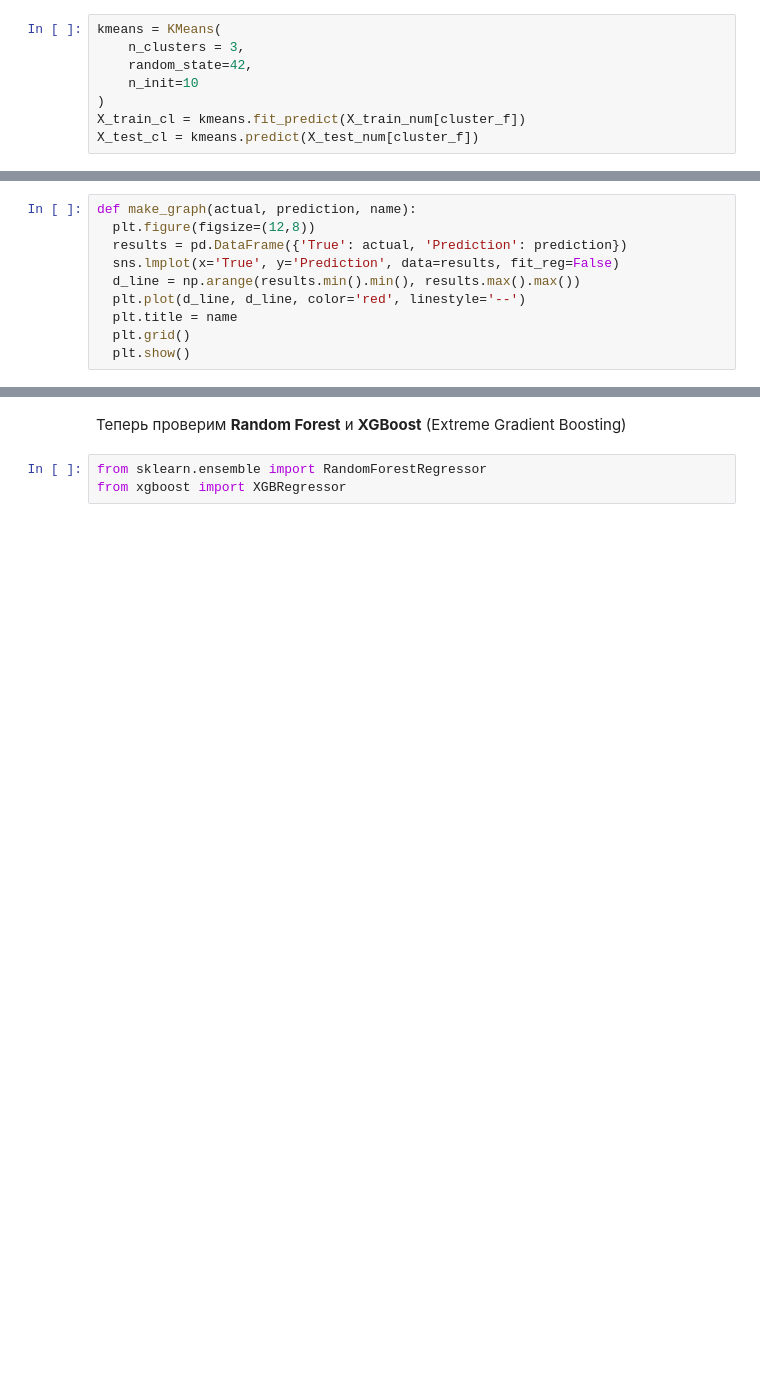
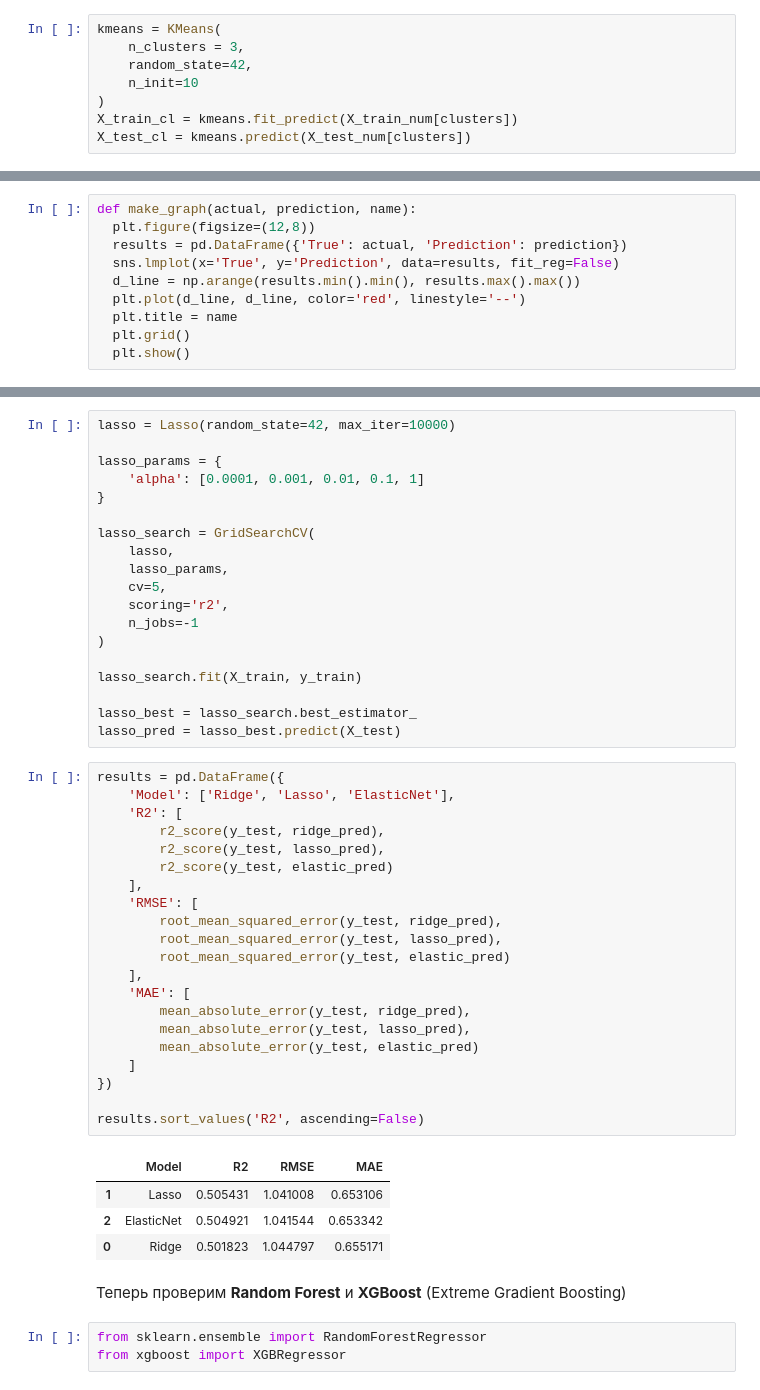
Before and after one commit to arlinrus/vkr, a Jupyter notebook: diplom.ipynb, the cells around one changed output, grey strips where cells are left out. Saved outputs shown, nothing was run; the diff lists cells and outputs as text; blank space fills up the shorter version.

```diff
--- a/diplom.ipynb
+++ b/diplom.ipynb
@@ -796,8 +782,8 @@ kmeans = KMeans(
     random_state=42,
     n_init=10
 )
-X_train_cl = kmeans.fit_predict(X_train_num[cluster_f])
-X_test_cl = kmeans.predict(X_test_num[cluster_f])
+X_train_cl = kmeans.fit_predict(X_train_num[clusters])
+X_test_cl = kmeans.predict(X_test_num[clusters])
 # %%
 X_train_num_copy = X_train_num.copy()
 X_train_num_copy['cluster'] = X_train_cl
@@ -1015,3 +1019,48 @@ make_graph(y_test, y_pred_lasso, name='Lasso')
+# %%
+lasso = Lasso(random_state=42, max_iter=10000)
+
+lasso_params = {
+    'alpha': [0.0001, 0.001, 0.01, 0.1, 1]
+}
+
+lasso_search = GridSearchCV(
+    lasso,
+    lasso_params,
+    cv=5,
+    scoring='r2',
+    n_jobs=-1
+)
+
+lasso_search.fit(X_train, y_train)
+
+lasso_best = lasso_search.best_estimator_
+lasso_pred = lasso_best.predict(X_test)
+# %%
+results = pd.DataFrame({
+    'Model': ['Ridge', 'Lasso', 'ElasticNet'],
+    'R2': [
+        r2_score(y_test, ridge_pred),
+        r2_score(y_test, lasso_pred),
+        r2_score(y_test, elastic_pred)
+    ],
+    'RMSE': [
+        root_mean_squared_error(y_test, ridge_pred),
+        root_mean_squared_error(y_test, lasso_pred),
+        root_mean_squared_error(y_test, elastic_pred)
+    ],
+    'MAE': [
+        mean_absolute_error(y_test, ridge_pred),
+        mean_absolute_error(y_test, lasso_pred),
+        mean_absolute_error(y_test, elastic_pred)
+    ]
+})
+
+results.sort_values('R2', ascending=False)
+# %% [output]
+|  | Model | R2 | RMSE | MAE |
+| 1 | Lasso | 0.505431 | 1.041008 | 0.653106 |
+| 2 | ElasticNet | 0.504921 | 1.041544 | 0.653342 |
+| 0 | Ridge | 0.501823 | 1.044797 | 0.655171 |
 # %% [markdown]
 Теперь проверим **Random Forest** и **XGBoost** (Extreme Gradient Boosting)
 # %%
```
Also changed, not shown: parts of 23 cells of this notebook.
